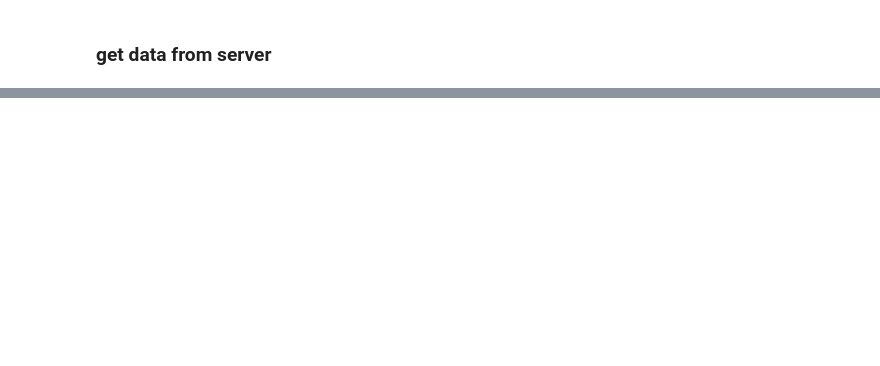
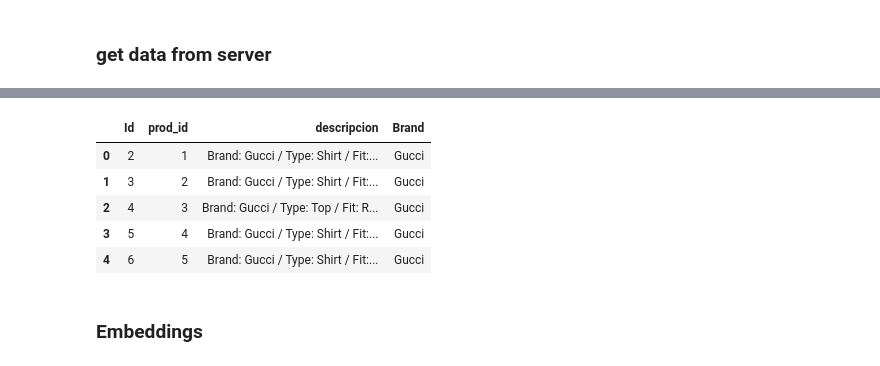
Before and after one commit to JDST10/Fashion, a Jupyter notebook: gpt/test.ipynb, the cells around one changed output, grey strips where cells are left out. Saved outputs shown, nothing was run; the diff lists cells and outputs as text; code cells hidden in the pictures; blank space fills up the shorter version.

```diff
--- a/gpt/test.ipynb
+++ b/gpt/test.ipynb
@@ -255,0 +62,10 @@ len(df) % 10
+# %%
+df['descripcion'] = "Brand: " + df['Brand'] + " /" + df['descripcion']
+df.head()
+# %% [output]
+|  | Id | prod_id | descripcion | Brand |
+| 0 | 2 | 1 | Brand: Gucci / Type: Shirt / Fit:... | Gucci |
+| 1 | 3 | 2 | Brand: Gucci / Type: Shirt / Fit:... | Gucci |
+| 2 | 4 | 3 | Brand: Gucci / Type: Top / Fit: R... | Gucci |
+| 3 | 5 | 4 | Brand: Gucci / Type: Shirt / Fit:... | Gucci |
+| 4 | 6 | 5 | Brand: Gucci / Type: Shirt / Fit:... | Gucci |
@@ -255,0 +78,2 @@ len(df) % 10
+# %% [markdown]
+### Embeddings
```
Also changed, not shown: parts of 59 cells of this notebook, 11 other files.
